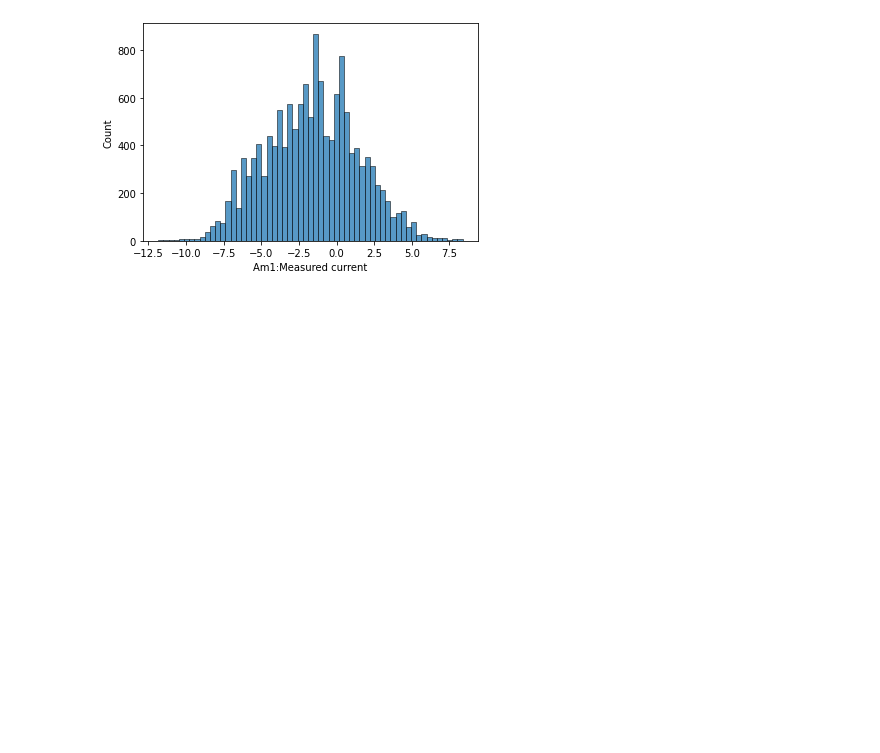
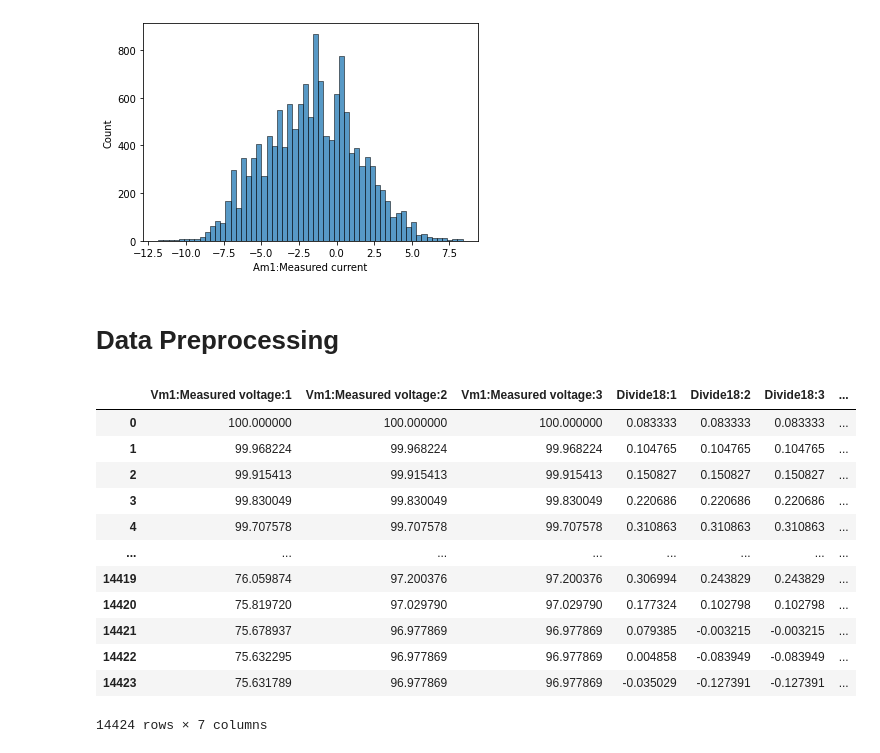
Before and after one commit to cholmess/Electric_Grid_Prediction, a Jupyter notebook: notebooks/Data Exploration.ipynb, the cells around one changed output. Saved outputs shown, nothing was run; the diff lists cells and outputs as text; code cells hidden in the pictures; blank space fills up the shorter version.

```diff
--- a/notebooks/Data Exploration.ipynb
+++ b/notebooks/Data Exploration.ipynb
@@ -604,3 +604,5 @@ sns.histplot(x=consolidated_df['Am1:Measured current'])
 # %% [output]
 <AxesSubplot:xlabel='Am1:Measured current', ylabel='Count'>
 [figure]
+# %% [markdown]
+# Data Preprocessing
@@ -606,0 +613,18 @@ sns.histplot(x=consolidated_df['Am1:Measured current'])
+# %%
+# Drop columns outside of the scaling scope
+numerical_consolidated_df=consolidated_df.drop(['Time','Label','dataset'],axis=1)
+numerical_consolidated_df
+# %% [output]
+|  | Vm1:Measured voltage:1 | Vm1:Measured voltage:2 | Vm1:Measured voltage:3 | Divide18:1 | Divide18:2 | Divide18:3 | ... |
+| 0 | 100.000000 | 100.000000 | 100.000000 | 0.083333 | 0.083333 | 0.083333 | ... |
+| 1 | 99.968224 | 99.968224 | 99.968224 | 0.104765 | 0.104765 | 0.104765 | ... |
+| 2 | 99.915413 | 99.915413 | 99.915413 | 0.150827 | 0.150827 | 0.150827 | ... |
+| 3 | 99.830049 | 99.830049 | 99.830049 | 0.220686 | 0.220686 | 0.220686 | ... |
+| 4 | 99.707578 | 99.707578 | 99.707578 | 0.310863 | 0.310863 | 0.310863 | ... |
+| ... | ... | ... | ... | ... | ... | ... | ... |
+| 14419 | 76.059874 | 97.200376 | 97.200376 | 0.306994 | 0.243829 | 0.243829 | ... |
+| 14420 | 75.819720 | 97.029790 | 97.029790 | 0.177324 | 0.102798 | 0.102798 | ... |
+| 14421 | 75.678937 | 96.977869 | 96.977869 | 0.079385 | -0.003215 | -0.003215 | ... |
+| 14422 | 75.632295 | 96.977869 | 96.977869 | 0.004858 | -0.083949 | -0.083949 | ... |
+| 14423 | 75.631789 | 96.977869 | 96.977869 | -0.035029 | -0.127391 | -0.127391 | ... |
+14424 rows × 7 columns
```
Also changed, not shown: parts of 15 cells of this notebook.
